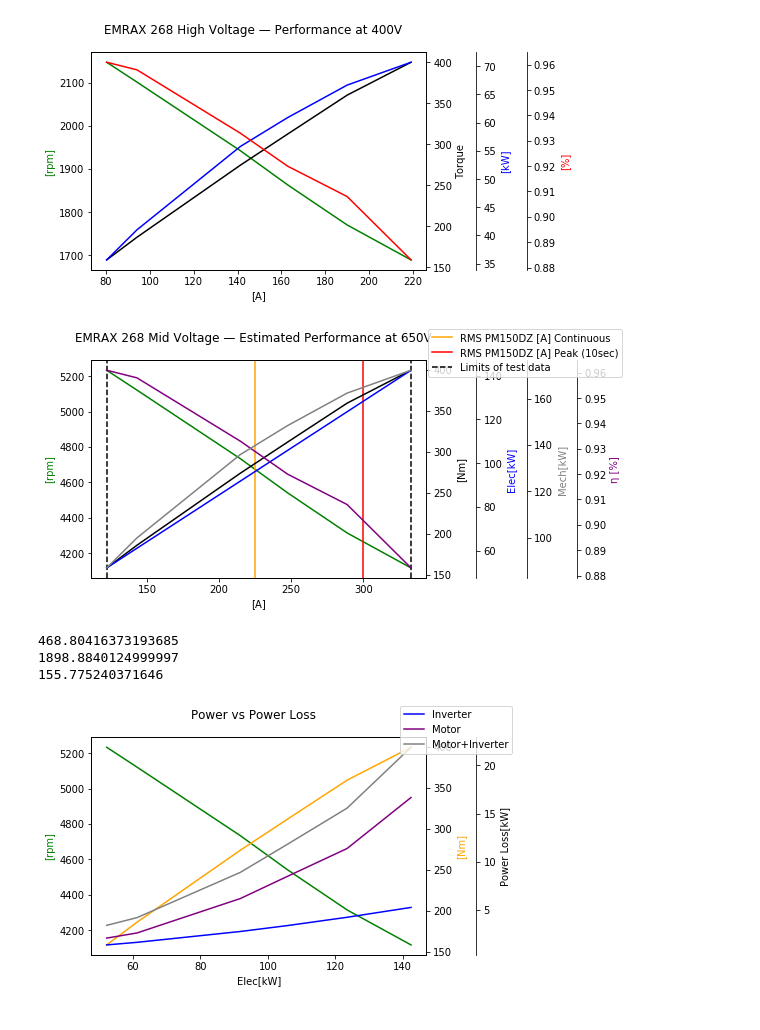
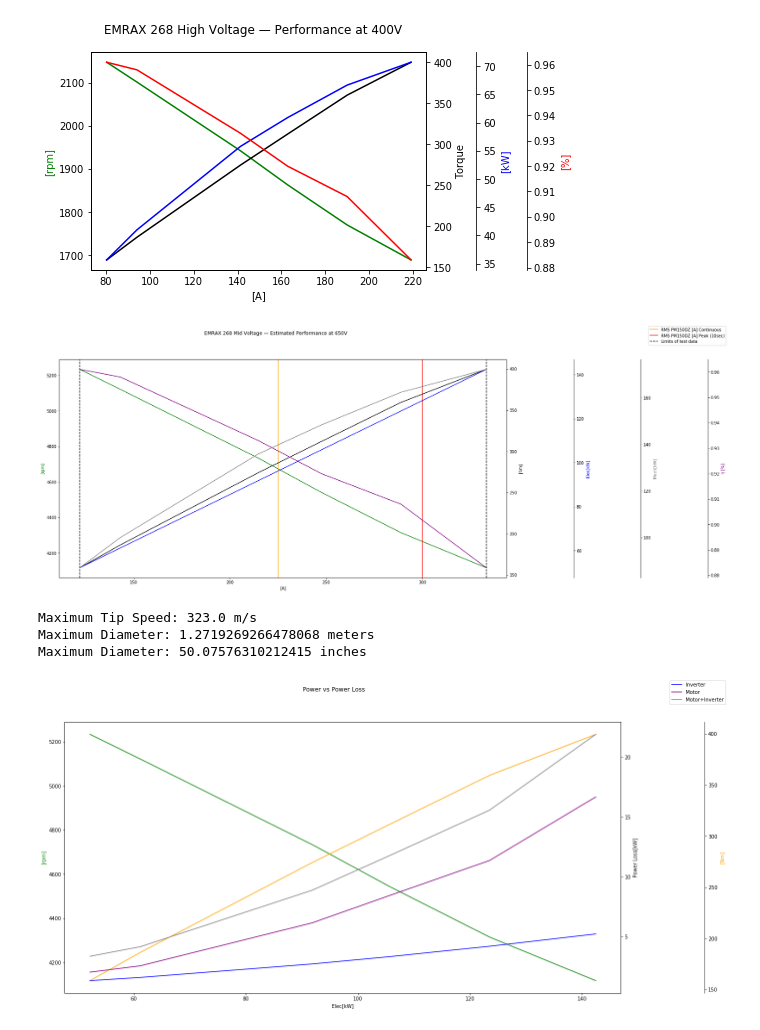
Before and after one commit to sethitow/electric-plane, a Jupyter notebook: Motor Prop Calculations.ipynb, the cells around one changed output. Saved outputs shown, nothing was run; the diff lists cells and outputs as text; code cells hidden in the pictures.

Commit message:
Add prop calculations

```diff
--- a/Motor Prop Calculations.ipynb
+++ b/Motor Prop Calculations.ipynb
@@ -88,7 +88,7 @@ voltage_factor = (2/3)
 # - https://electronics.stackexchange.com/questions/187226/how-does-voltage-and-current-affect-speed-and-torque-of-a-motor
 # - https://www.precisionmicrodrives.com/content/dc-motor-speed-voltage-and-torque-relationships/
 
-fig, ax1 = plt.subplots()
+fig, ax1 = plt.subplots(figsize=(20, 10))
 
 fig.suptitle(f'EMRAX 268 Mid Voltage — Estimated Performance at {V}V')
 
@@ -120,63 +120,49 @@ p4 = ax4.plot(i, elec_p, color='blue', label='Elec[kW]')
 p5 = ax5.plot(i, data['eta'], color='purple', label='η [%]')
 p6 = ax6.plot(i, mech_p, color='grey', label='Mech[kW]')
 
 l1 = ax1.axvline(225, color='orange', label='RMS PM150DZ [A] Continuous')
 l2 = ax1.axvline(300, color='red', label='RMS PM150DZ [A] Peak (10sec)')
 l3 = ax1.axvline(219.17*1.52, color='black', label='Limits of test data', linestyle='dashed')
 l4 = ax1.axvline(80.28*1.52, color='black', label='Limits of test data', linestyle='dashed')
 
 ax1.set_xlabel("[A]")
 ax1.set_ylabel(p1[0].get_label())
 ax2.set_ylabel(p2[0].get_label())
 # ax3.set_ylabel(p3[0].get_label())
 ax4.set_ylabel(p4[0].get_label())
 ax5.set_ylabel(p5[0].get_label())
 ax6.set_ylabel(p6[0].get_label())
 
 ax1.yaxis.label.set_color(p1[0].get_color())
 ax2.yaxis.label.set_color(p2[0].get_color())
 # ax3.yaxis.label.set_color(p3[0].get_color())
 ax4.yaxis.label.set_color(p4[0].get_color())
 ax5.yaxis.label.set_color(p5[0].get_color())
 ax6.yaxis.label.set_color(p6[0].get_color())
 
 lines = [l1, l2, l3]
 
 
 fig.legend(lines, [l.get_label() for l in lines])
 
 plt.show()
 # %% [output]
-[figure, old version]
+[figure, new version]
-# %%
-# Questionable equations
-# Source: http://godolloairport.hu/calc/strc_eng/index.htm
-# These equations make no sense and probably shouldn't be trusted.
-
-prop_diameter = 75 # inch
-prop_pitch = 35 # inch
-prop_number_of_blades = 2
-air_density = 1.20 #kg/m^3
-prop_rpm = 4700
-
-blade_map = {2:1.00, 3:1.40, 4:1.70}
-
-#meter/sec
-perimeter_speed = 2 * (((prop_diameter*2.54)/100)/2) * np.pi * (prop_rpm/60)
-#lbs
-thrust_lb = (0.00000000000283) * prop_rpm**2 \
-             * prop_diameter**4 \
-             * ((( air_density )*23.936)/29.92) \
-             * blade_map[prop_number_of_blades]
-#mph
-fspeed = (prop_rpm * prop_pitch * 0.000946961947548)
-print(perimeter_speed)
-print(thrust_lb)
-print(fspeed)
-# %% [output]
-468.80416373193685
-1898.8840124999997
-155.775240371646
+# %%
+MAX_RPM = 4850
+speed_of_sound = 340 # m/s
+M = 0.95 # tip mach number
+
+max_tip_speed = speed_of_sound * M # meters/sec
+max_dia = max_tip_speed*60 / (np.pi*MAX_RPM) # meters
+
+print(f"Maximum Tip Speed: {max_tip_speed} m/s")
+print(f"Maximum Diameter: {max_dia} meters")
+print(f"Maximum Diameter: {max_dia*39.37} inches")
+# %% [output]
+Maximum Tip Speed: 323.0 m/s
+Maximum Diameter: 1.2719269266478068 meters
+Maximum Diameter: 50.07576310212415 inches
 # %%
 # Inverter Power Loss
 # Ploss = a * VDC^b * Iout^c + offset
@@ -192,7 +178,7 @@ print(fspeed)
 def power_loss(vdc, Iout):
      return 0.000244 * vdc**1.072 * Iout**1.695 + 456.4
 # %%
-fig, ax1 = plt.subplots()
+fig, ax1 = plt.subplots(figsize=(20, 10))
 
 fig.suptitle("Power vs Power Loss")
 
@@ -201,7 +187,7 @@ ax3 = ax1.twinx()
 # ax4 = ax1.twinx()
 # ax5 = ax1.twinx()
 
-ax3.spines["right"].set_position(("axes", 1.15))
+ax2.spines["right"].set_position(("axes", 1.15))
 # ax4.spines["right"].set_position(("axes", 1.30))
 # ax5.spines["right"].set_position(("axes", 1.45))
 
@@ -234,4 +220,4 @@ fig.legend(lines, [l.get_label() for l in lines])
 
 plt.show()
 # %% [output]
-[figure, old version]
+[figure, new version]
```
